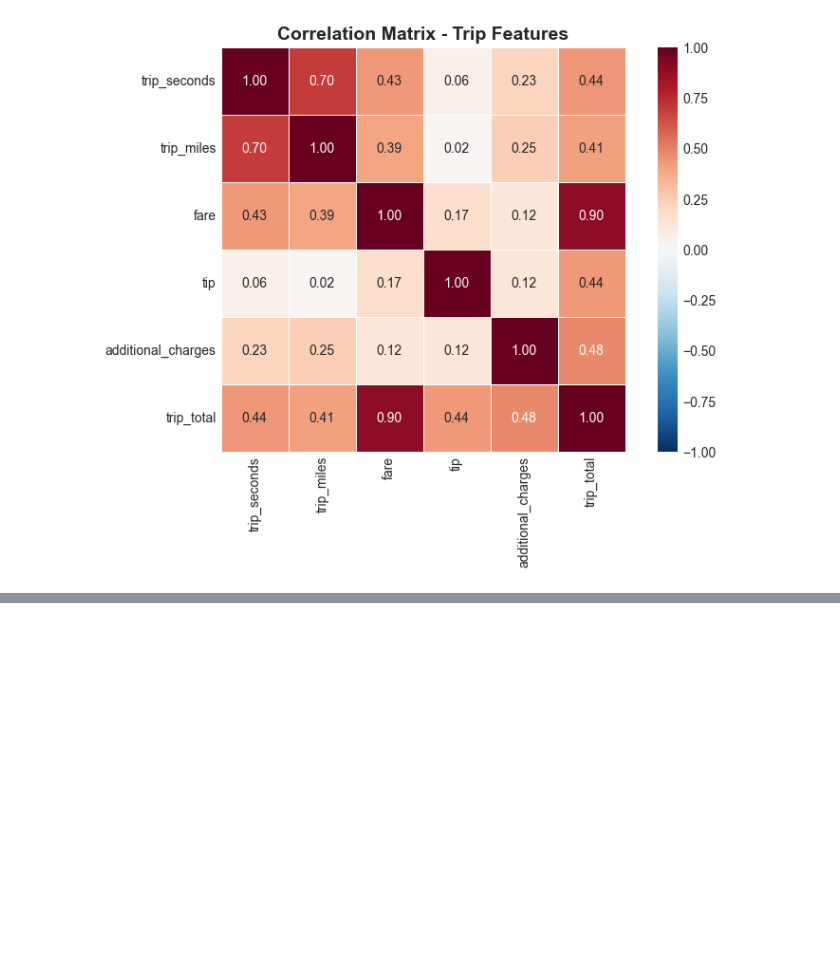
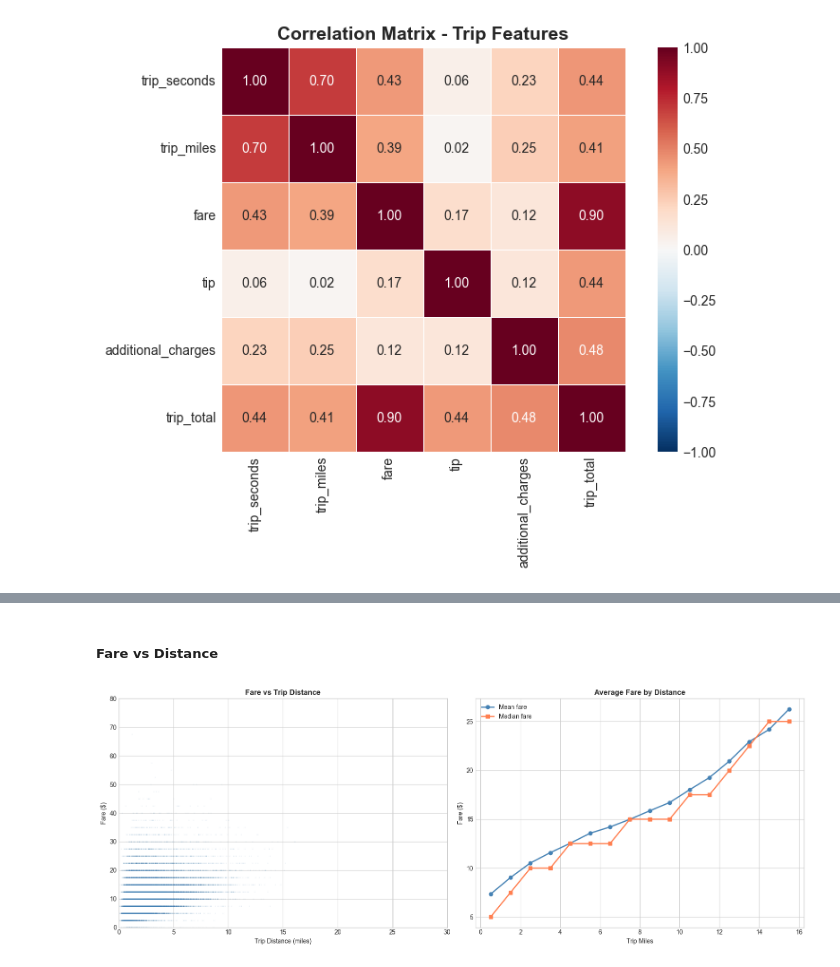
Before and after one commit to Kslaxman/chiride-demand, a Jupyter notebook: notebooks/02eda.ipynb, the cells around one changed output, grey strips where cells are left out. Drawn from its saved outputs; the diff is of its cells as text; code cells hidden in the pictures; blank space fills up the shorter version.

```diff
--- a/notebooks/02eda.ipynb
+++ b/notebooks/02eda.ipynb
@@ -361,0 +412,28 @@ plt.show()
+# %% [markdown]
+##### Fare vs Distance
+# %%
+fig, ax = plt.subplots(1, 2, figsize=(16, 6))
+
+sample = df.sample(50_000, random_state=42)
+ax[0].scatter(sample['trip_miles'], sample['fare'], alpha=0.05, s=1, color='steelblue', rasterized=True)
+ax[0].set_title('Fare vs Trip Distance', fontsize=12, fontweight='bold')
+ax[0].set_xlabel('Trip Distance (miles)')
+ax[0].set_ylabel('Fare ($)')
+ax[0].set_xlim(0, 30)
+ax[0].set_ylim(0, 80)
+
+mile_bins = pd.cut(df['trip_miles'], bins=np.arange(0, 31, 1))
+avg_fare_by_mile = df.groupby(mile_bins, observed=True)['fare'].agg(['mean', 'median', 'count'])
+avg_fare_by_mile = avg_fare_by_mile[avg_fare_by_mile['count'] >= 100]
+
+x_vals = [interval.mid for interval in avg_fare_by_mile.index]
+ax[1].plot(x_vals, avg_fare_by_mile['mean'], marker='o', color='steelblue', label='Mean fare', linewidth=2)
+ax[1].plot(x_vals, avg_fare_by_mile['median'], marker='s', color='coral', label='Median fare', linewidth=2)
+ax[1].set_title('Average Fare by Distance', fontsize=12, fontweight='bold')
+ax[1].set_xlabel('Trip Miles')
+ax[1].set_ylabel('Fare ($)')
+ax[1].legend()
+plt.tight_layout()
+plt.show()
+# %% [output]
+[figure, added]
```
Also changed, not shown: parts of 11 cells of this notebook, 3 other files.
